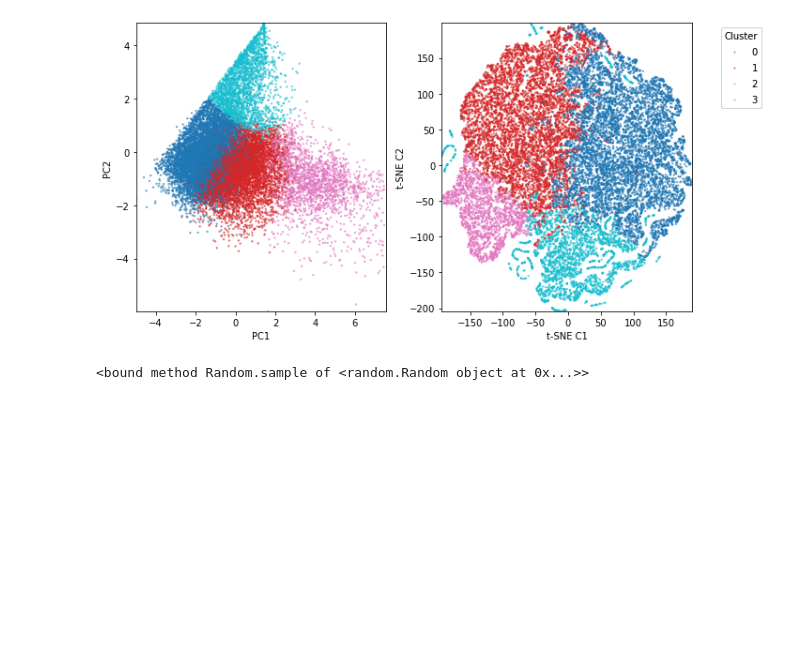
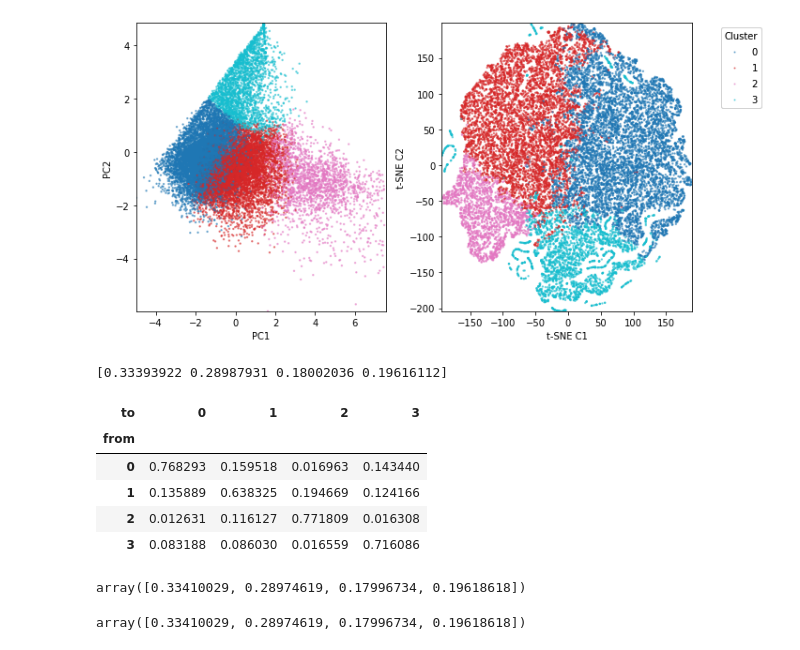
Before and after one commit to UlrikeScherer/Fish-Tracking-Visualization, a Jupyter notebook: Untitled2.ipynb, the cells around one changed output. Cells and saved outputs as stored; diff of their text form; code cells hidden in the pictures; blank space fills up the shorter version.

```diff
--- a/Untitled2.ipynb
+++ b/Untitled2.ipynb
@@ -115,8 +86,7 @@ plot_components(pca_traces, X_embedded, clusters)
 plot_components(pca_traces, X_embedded, clusters)
 # %%
 from random import sample
-sample(range(X.shape[0]), 1000)
+fish_keys = get_camera_pos_keys()
+day_limit = days[6]
-# %% [output]
-<bound method Random.sample of <random.Random object at 0x...>>
 # %%
 
@@ -161,2 +94,23 @@ def fish_development_tsne(fish_key,days, X_embedded, traces_all, clusters, n_clu
 # %%
 fish_development_tsne(fish_keys[2], days[6::7], X_embedded, traces_all, clusters, n_clusters, trace_size)
+# %%
+tra = transition_rates(fish_keys[0], clusters, n_clusters, traces_all, trace_size)
+P_save=tra.to_numpy()
+tra
+# %% [output]
+[0.33393922 0.28987931 0.18002036 0.19616112]
+| to | 0 | 1 | 2 | 3 |
+| from |  |  |  |  |
+| 0 | 0.768293 | 0.159518 | 0.016963 | 0.143440 |
+| 1 | 0.135889 | 0.638325 | 0.194669 | 0.124166 |
+| 2 | 0.012631 | 0.116127 | 0.771809 | 0.016308 |
+| 3 | 0.083188 | 0.086030 | 0.016559 | 0.716086 |
+# %%
+st_d = np.linalg.matrix_power(P_save,1000)[:,0]
+st_d
+# %% [output]
+array([0.33410029, 0.28974619, 0.17996734, 0.19618618])
+# %%
+P_save@st_d
+# %% [output]
+array([0.33410029, 0.28974619, 0.17996734, 0.19618618])
```
Also changed, not shown: parts of 11 cells of this notebook, 1 other file.
